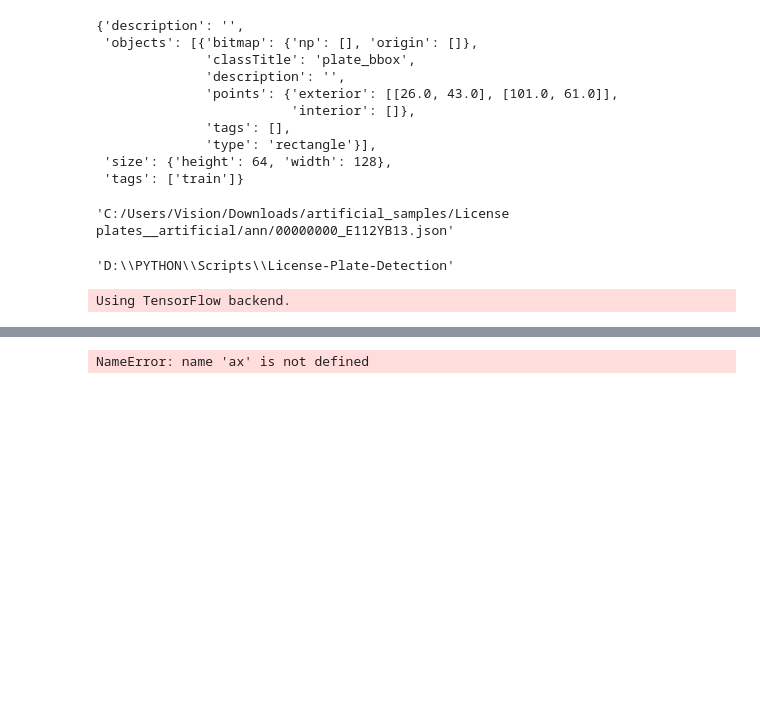
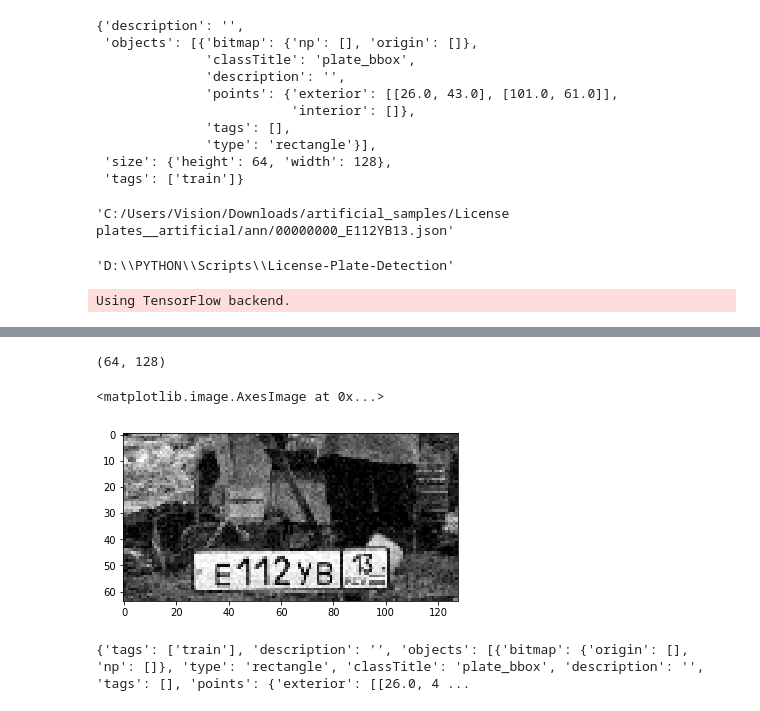
Before and after one commit to tanmaypandey7/License-Plate-Detection-MRCNN, a Jupyter notebook: run.ipynb, the cells around one changed output, grey strips where cells are left out. Drawn from its saved outputs; the diff is of its cells as text; code cells hidden in the pictures; blank space fills up the shorter version.

```diff
--- a/run.ipynb
+++ b/run.ipynb
@@ -150,0 +188,15 @@ print(annotations)
+# %%
+# for i, fp in enumerate(img):
+from PIL import Image
+filename='C:/Users/Vision/Downloads/artificial_samples/License plates__artificial/img/00000000_E112YB13'
+# img=Image.open(filename+'.png').convert('LA')
+img = cv2.imread(filename+'.png', 0)
+data=np.array(img,dtype='uint8')
+print(data)
+#     with open(img[i]) as f:
+#         data = (f)
+#     im = Image.open(data, ‘ r’)
+#     print(im.get_data())
+#     ds = pydicom.read_file(fp)
+#     image = ds.pixel_array
+#     print(data.pixel_array)
@@ -151,7 +211,18 @@ print(annotations)
+# %%
+data.shape
+# %% [output]
+(64, 128)
+# %%
+np.save( filename + '.npy', data)
+img_array = np.load(filename + '.npy')
+plt.imshow(img_array,cmap='gray')
+# %% [output]
+<matplotlib.image.AxesImage at 0x...>
+[figure, added]
 # %%
-for i, fp in enumerate(img):
-    with open(ann[i]) as f:
-        data = json.load(f)
-    annotations = data
-#     print(annotations)
+with open(ann[0]) as f:
+    data = json.load(f)
+    print(data)
+# %% [output]
+{'tags': ['train'], 'description': '', 'objects': [{'bitmap': {'origin': [], 'np': []}, 'type': 'rectangle', 'classTitle': 'plate_bbox', 'description': '', 'tags': [], 'points': {'exterior': [[26.0, 4 ...
 # %%
@@ -212,10 +294,0 @@ class DetectorDataset(utils.Dataset):
-# %%
-    ax.imshow(im,cmap='gray')
-
-    # Create a Rectangle patch
-    rect = patches.Rectangle(ext,width,height,linewidth=1,edgecolor='r',facecolor='none')
-
-    # Add the patch to the Axes
-#     ax.add_patch(rect)
-# %% [output]
-NameError: name 'ax' is not defined
```
Also changed, not shown: parts of 14 cells of this notebook.
